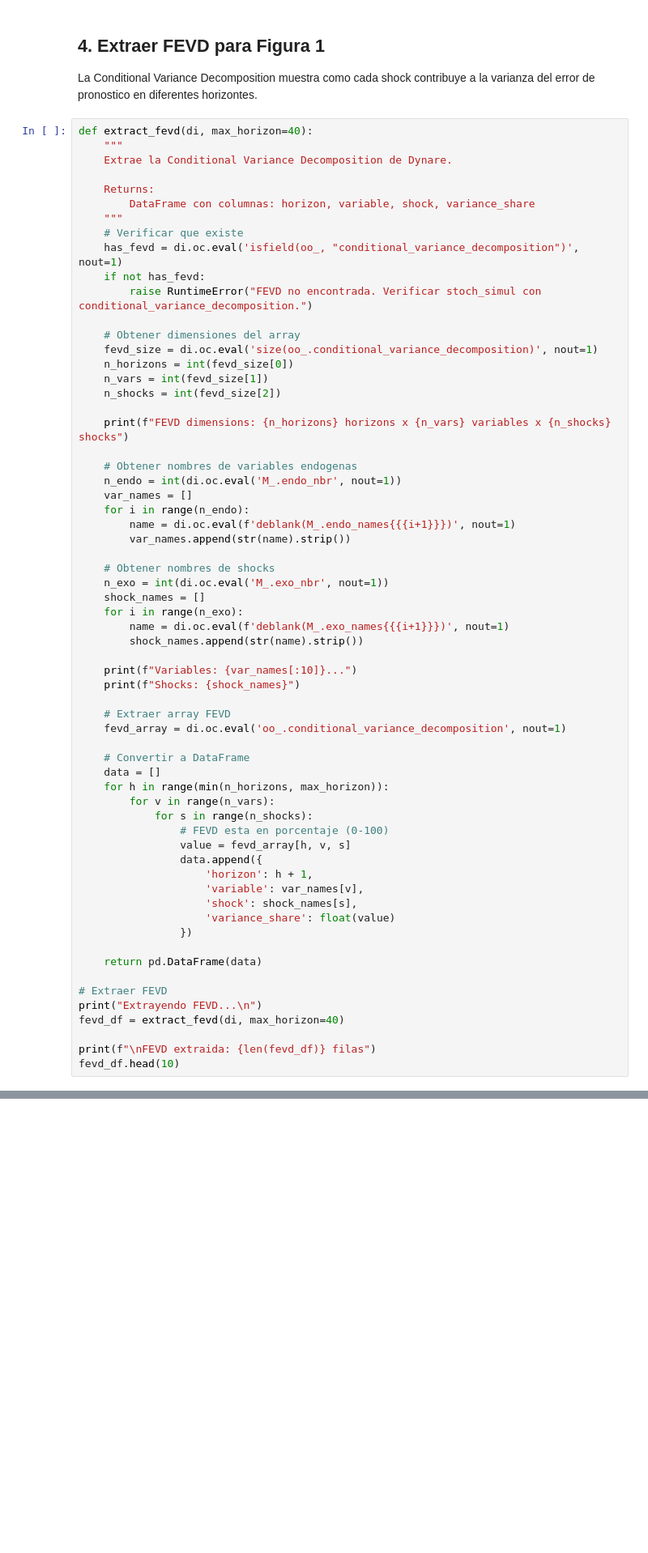
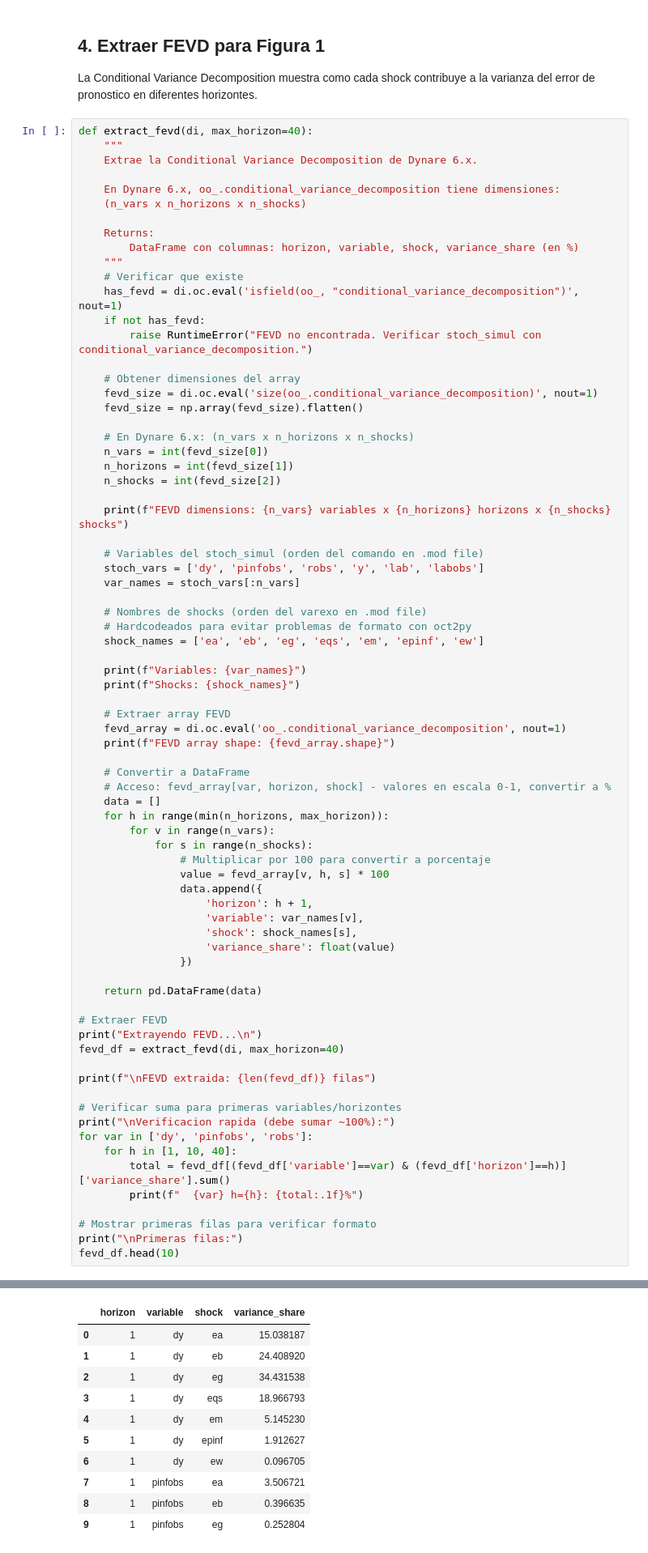
Before and after one commit to DavidGuzzi/MECTMT11, a Jupyter notebook: direct_replication/notebooks/figures_1_2_replication.ipynb, the cells around one changed output, grey strips where cells are left out. Shown at 81% size. Drawn from its saved outputs; the diff is of its cells as text; blank space fills up the shorter version.

```diff
--- a/direct_replication/notebooks/figures_1_2_replication.ipynb
+++ b/direct_replication/notebooks/figures_1_2_replication.ipynb
@@ -154,10 +226,13 @@ La Conditional Variance Decomposition muestra como cada shock contribuye a la va
 # %%
 def extract_fevd(di, max_horizon=40):
     """
-    Extrae la Conditional Variance Decomposition de Dynare.
+    Extrae la Conditional Variance Decomposition de Dynare 6.x.
+
+    En Dynare 6.x, oo_.conditional_variance_decomposition tiene dimensiones:
+    (n_vars x n_horizons x n_shocks)
 
     Returns:
-        DataFrame con columnas: horizon, variable, shock, variance_share
+        DataFrame con columnas: horizon, variable, shock, variance_share (en %)
     """
     # Verificar que existe
     has_fevd = di.oc.eval('isfield(oo_, "conditional_variance_decomposition")', nout=1)
@@ -166,39 +241,38 @@ def extract_fevd(di, max_horizon=40):
 
     # Obtener dimensiones del array
     fevd_size = di.oc.eval('size(oo_.conditional_variance_decomposition)', nout=1)
-    n_horizons = int(fevd_size[0])
-    n_vars = int(fevd_size[1])
+    fevd_size = np.array(fevd_size).flatten()
+
+    # En Dynare 6.x: (n_vars x n_horizons x n_shocks)
+    n_vars = int(fevd_size[0])
+    n_horizons = int(fevd_size[1])
     n_shocks = int(fevd_size[2])
 
-    print(f"FEVD dimensions: {n_horizons} horizons x {n_vars} variables x {n_shocks} shocks")
+    print(f"FEVD dimensions: {n_vars} variables x {n_horizons} horizons x {n_shocks} shocks")
 
-    # Obtener nombres de variables endogenas
-    n_endo = int(di.oc.eval('M_.endo_nbr', nout=1))
-    var_names = []
-    for i in range(n_endo):
-        name = di.oc.eval(f'deblank(M_.endo_names{{{i+1}}})', nout=1)
-        var_names.append(str(name).strip())
+    # Variables del stoch_simul (orden del comando en .mod file)
+    stoch_vars = ['dy', 'pinfobs', 'robs', 'y', 'lab', 'labobs']
+    var_names = stoch_vars[:n_vars]
 
-    # Obtener nombres de shocks
-    n_exo = int(di.oc.eval('M_.exo_nbr', nout=1))
-    shock_names = []
-    for i in range(n_exo):
-        name = di.oc.eval(f'deblank(M_.exo_names{{{i+1}}})', nout=1)
-        shock_names.append(str(name).strip())
+    # Nombres de shocks (orden del varexo en .mod file)
+    # Hardcodeados para evitar problemas de formato con oct2py
+    shock_names = ['ea', 'eb', 'eg', 'eqs', 'em', 'epinf', 'ew']
 
-    print(f"Variables: {var_names[:10]}...")
+    print(f"Variables: {var_names}")
     print(f"Shocks: {shock_names}")
 
     # Extraer array FEVD
     fevd_array = di.oc.eval('oo_.conditional_variance_decomposition', nout=1)
+    print(f"FEVD array shape: {fevd_array.shape}")
 
     # Convertir a DataFrame
+    # Acceso: fevd_array[var, horizon, shock] - valores en escala 0-1, convertir a %
     data = []
     for h in range(min(n_horizons, max_horizon)):
         for v in range(n_vars):
             for s in range(n_shocks):
-                # FEVD esta en porcentaje (0-100)
-                value = fevd_array[h, v, s]
+                # Multiplicar por 100 para convertir a porcentaje
+                value = fevd_array[v, h, s] * 100
                 data.append({
                     'horizon': h + 1,
                     'variable': var_names[v],
@@ -213,4 +287,15 @@ print("Extrayendo FEVD...\n")
 fevd_df = extract_fevd(di, max_horizon=40)
 
 print(f"\nFEVD extraida: {len(fevd_df)} filas")
+
+# Verificar suma para primeras variables/horizontes
+print("\nVerificacion rapida (debe sumar ~100%):")
+for var in ['dy', 'pinfobs', 'robs']:
+    for h in [1, 10, 40]:
+        total = fevd_df[(fevd_df['variable']==var) & (fevd_df['horizon']==h)]['variance_share'].sum()
+        print(f"  {var} h={h}: {total:.1f}%")
+
+# Mostrar primeras filas para verificar formato
+print("\nPrimeras filas:")
 fevd_df.head(10)
+# %% [output]
@@ -217,3 +319,14 @@ fevd_df.head(10)
+|  | horizon | variable | shock | variance_share |
+| 0 | 1 | dy | ea | 15.038187 |
+| 1 | 1 | dy | eb | 24.408920 |
+| 2 | 1 | dy | eg | 34.431538 |
+| 3 | 1 | dy | eqs | 18.966793 |
+| 4 | 1 | dy | em | 5.145230 |
+| 5 | 1 | dy | epinf | 1.912627 |
+| 6 | 1 | dy | ew | 0.096705 |
+| 7 | 1 | pinfobs | ea | 3.506721 |
+| 8 | 1 | pinfobs | eb | 0.396635 |
+| 9 | 1 | pinfobs | eg | 0.252804 |
 # %%
 # Verificar que FEVD suma 100% para cada (variable, horizonte)
 print("Verificando que FEVD suma 100% para cada variable y horizonte...\n")
```
Also changed, not shown: parts of 17 cells of this notebook, 5 other files.
